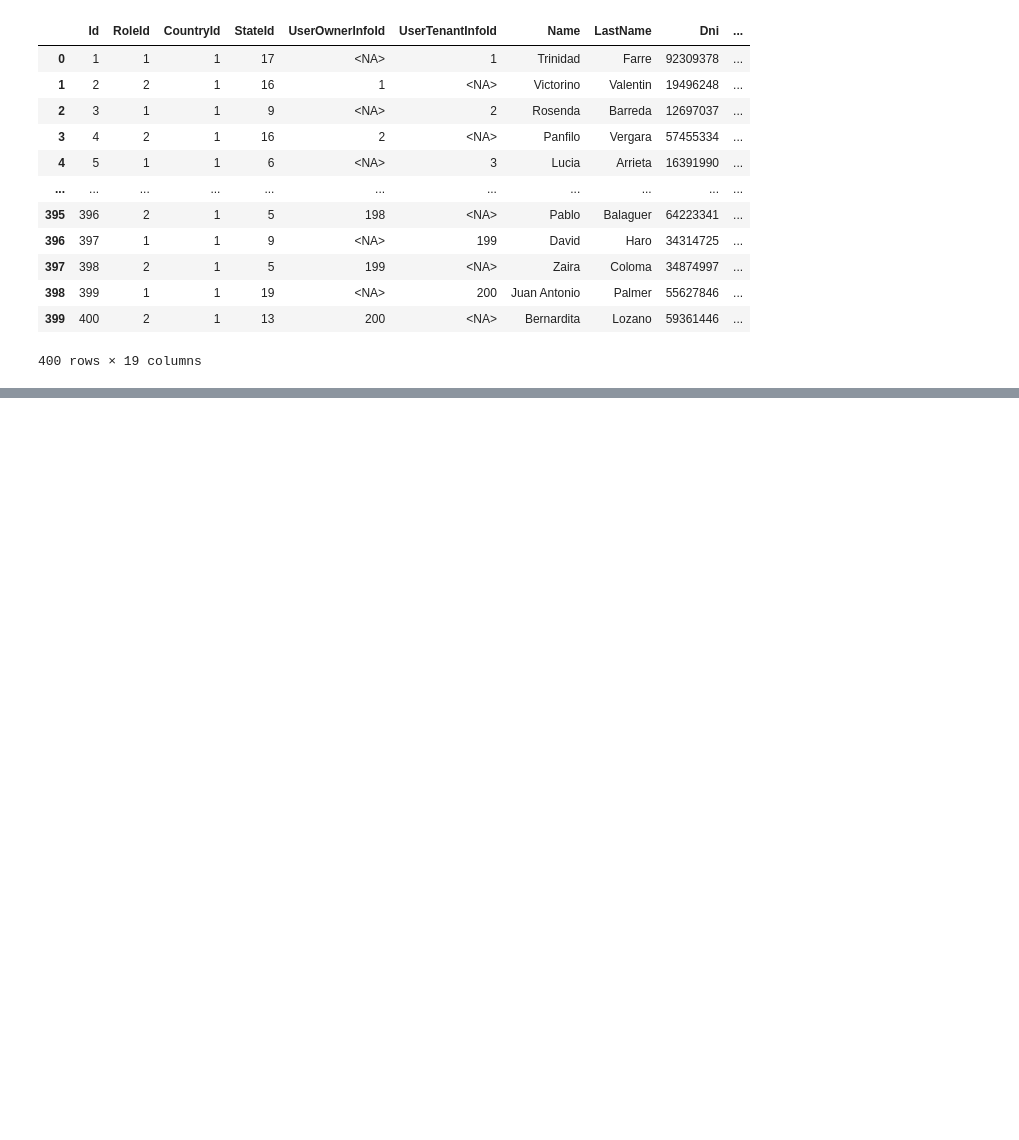
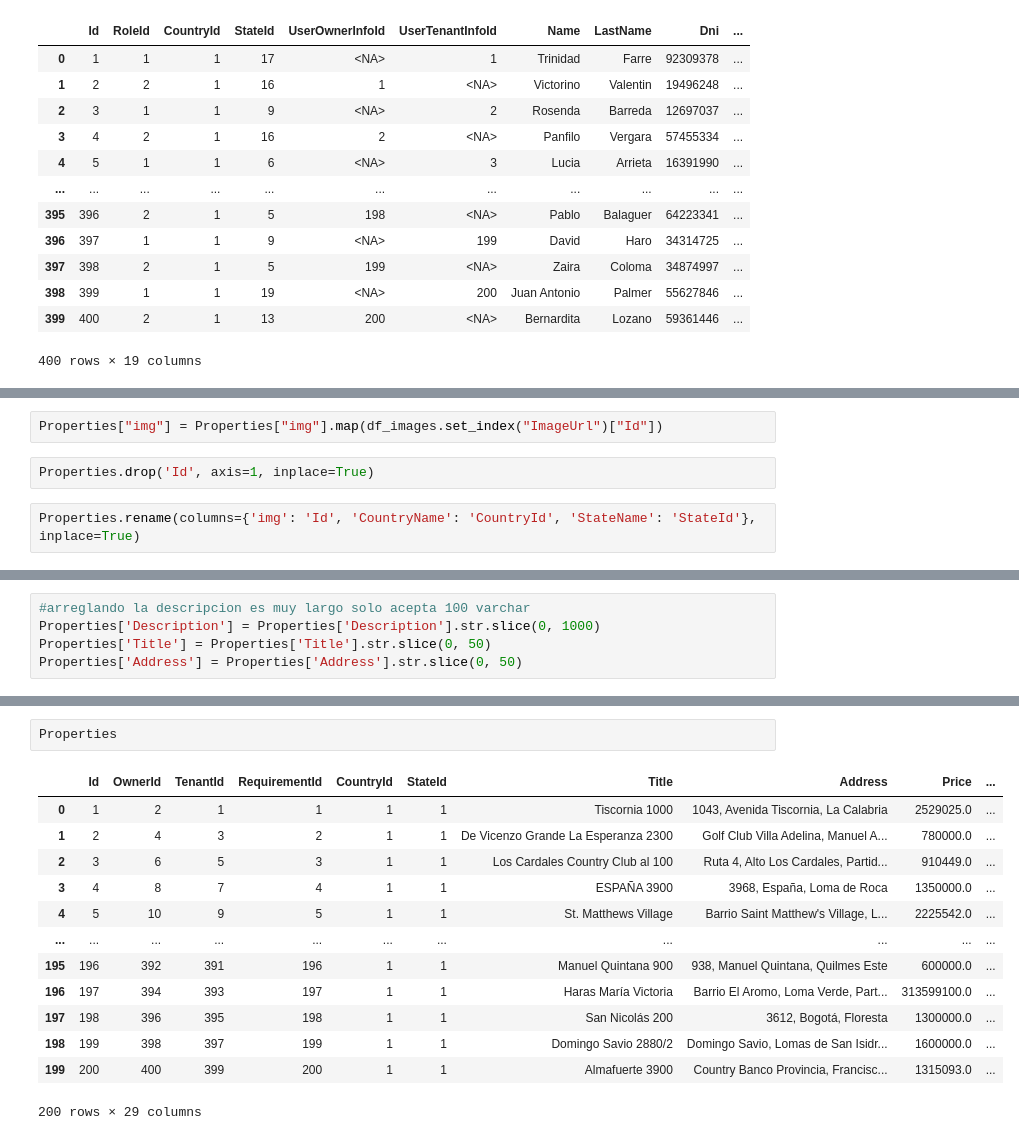
Before and after one commit to santiagobailleres/i004-reffindr-back-python, a Jupyter notebook: etl.ipynb, the cells around one changed output, grey strips where cells are left out. Drawn from its saved outputs; the diff is of its cells as text; blank space fills up the shorter version.

Commit message:
add table Images, Requirements, Properties

```diff
--- a/etl.ipynb
+++ b/etl.ipynb
@@ -751,0 +878,6 @@ Users
+# %%
+Properties["img"] = Properties["img"].map(df_images.set_index("ImageUrl")["Id"])
+# %%
+Properties.drop('Id', axis=1, inplace=True)
+# %%
+Properties.rename(columns={'img': 'Id', 'CountryName': 'CountryId', 'StateName': 'StateId'}, inplace=True)
@@ -751,0 +913,5 @@ Users
+# %%
+#arreglando la descripcion es muy largo solo acepta 100 varchar
+Properties['Description'] = Properties['Description'].str.slice(0, 1000)
+Properties['Title'] = Properties['Title'].str.slice(0, 50)
+Properties['Address'] = Properties['Address'].str.slice(0, 50)
@@ -751,0 +927,16 @@ Users
+# %%
+Properties
+# %% [output]
+|  | Id | OwnerId | TenantId | RequirementId | CountryId | StateId | Title | Address | Price | ... |
+| 0 | 1 | 2 | 1 | 1 | 1 | 1 | Tiscornia 1000 | 1043, Avenida Tiscornia, La Calabria | 2529025.0 | ... |
+| 1 | 2 | 4 | 3 | 2 | 1 | 1 | De Vicenzo Grande La Esperanza 2300 | Golf Club Villa Adelina, Manuel A... | 780000.0 | ... |
+| 2 | 3 | 6 | 5 | 3 | 1 | 1 | Los Cardales Country Club al 100 | Ruta 4, Alto Los Cardales, Partid... | 910449.0 | ... |
+| 3 | 4 | 8 | 7 | 4 | 1 | 1 | ESPAÑA 3900 | 3968, España, Loma de Roca | 1350000.0 | ... |
+| 4 | 5 | 10 | 9 | 5 | 1 | 1 | St. Matthews Village | Barrio Saint Matthew's Village, L... | 2225542.0 | ... |
+| ... | ... | ... | ... | ... | ... | ... | ... | ... | ... | ... |
+| 195 | 196 | 392 | 391 | 196 | 1 | 1 | Manuel Quintana 900 | 938, Manuel Quintana, Quilmes Este | 600000.0 | ... |
+| 196 | 197 | 394 | 393 | 197 | 1 | 1 | Haras María Victoria | Barrio El Aromo, Loma Verde, Part... | 313599100.0 | ... |
+| 197 | 198 | 396 | 395 | 198 | 1 | 1 | San Nicolás 200 | 3612, Bogotá, Floresta | 1300000.0 | ... |
+| 198 | 199 | 398 | 397 | 199 | 1 | 1 | Domingo Savio 2880/2 | Domingo Savio, Lomas de San Isidr... | 1600000.0 | ... |
+| 199 | 200 | 400 | 399 | 200 | 1 | 1 | Almafuerte 3900 | Country Banco Provincia, Francisc... | 1315093.0 | ... |
+200 rows × 29 columns
```
Also changed, not shown: parts of 32 cells of this notebook.
